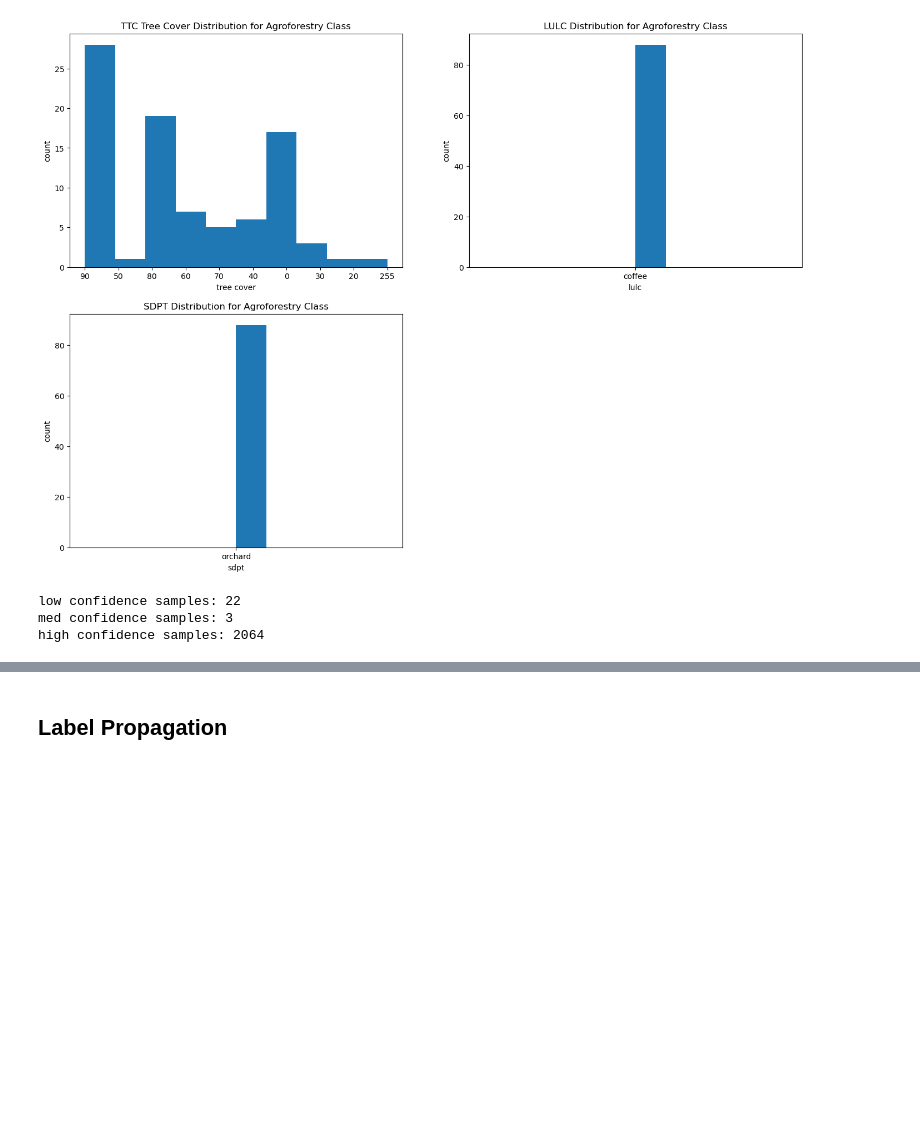
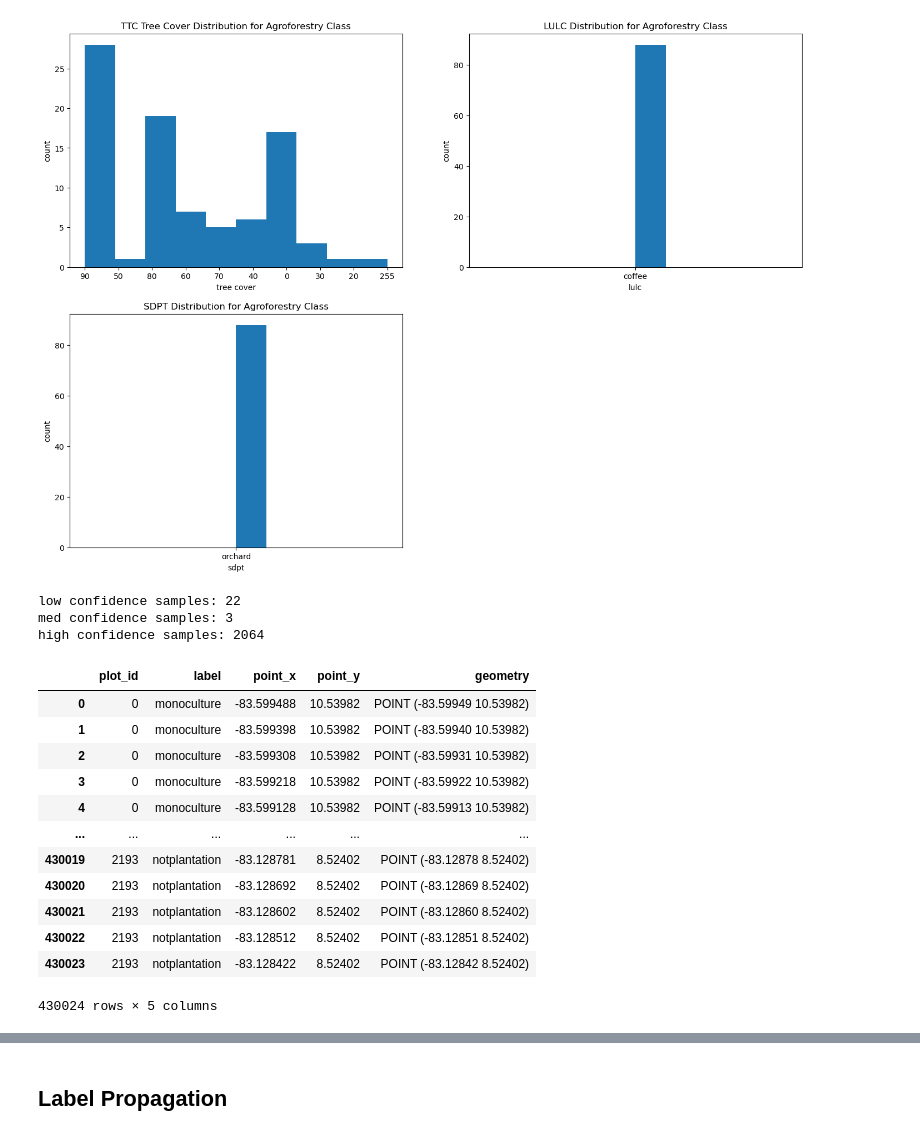
Before and after one commit to wri/label_propagation, a Jupyter notebook: notebooks/prototype_workflow.ipynb, the cells around one changed output, grey strips where cells are left out. Cells and saved outputs as stored; diff of their text form; code cells hidden in the pictures; blank space fills up the shorter version.

```diff
--- a/notebooks/prototype_workflow.ipynb
+++ b/notebooks/prototype_workflow.ipynb
@@ -292,3 +239,20 @@ print(f'high confidence samples: {len(labeled)-len(low)-len(med)}')
 low confidence samples: 22
 med confidence samples: 3
 high confidence samples: 2064
+# %%
+grid = gpd.read_file(f'../data/interim/costa_rica/labeled_grid.shp')
+grid
+# %% [output]
+|  | plot_id | label | point_x | point_y | geometry |
+| 0 | 0 | monoculture | -83.599488 | 10.53982 | POINT (-83.59949 10.53982) |
+| 1 | 0 | monoculture | -83.599398 | 10.53982 | POINT (-83.59940 10.53982) |
+| 2 | 0 | monoculture | -83.599308 | 10.53982 | POINT (-83.59931 10.53982) |
+| 3 | 0 | monoculture | -83.599218 | 10.53982 | POINT (-83.59922 10.53982) |
+| 4 | 0 | monoculture | -83.599128 | 10.53982 | POINT (-83.59913 10.53982) |
+| ... | ... | ... | ... | ... | ... |
+| 430019 | 2193 | notplantation | -83.128781 | 8.52402 | POINT (-83.12878 8.52402) |
+| 430020 | 2193 | notplantation | -83.128692 | 8.52402 | POINT (-83.12869 8.52402) |
+| 430021 | 2193 | notplantation | -83.128602 | 8.52402 | POINT (-83.12860 8.52402) |
+| 430022 | 2193 | notplantation | -83.128512 | 8.52402 | POINT (-83.12851 8.52402) |
+| 430023 | 2193 | notplantation | -83.128422 | 8.52402 | POINT (-83.12842 8.52402) |
+430024 rows × 5 columns
```
Also changed, not shown: parts of 45 cells of this notebook, 7 other files.
